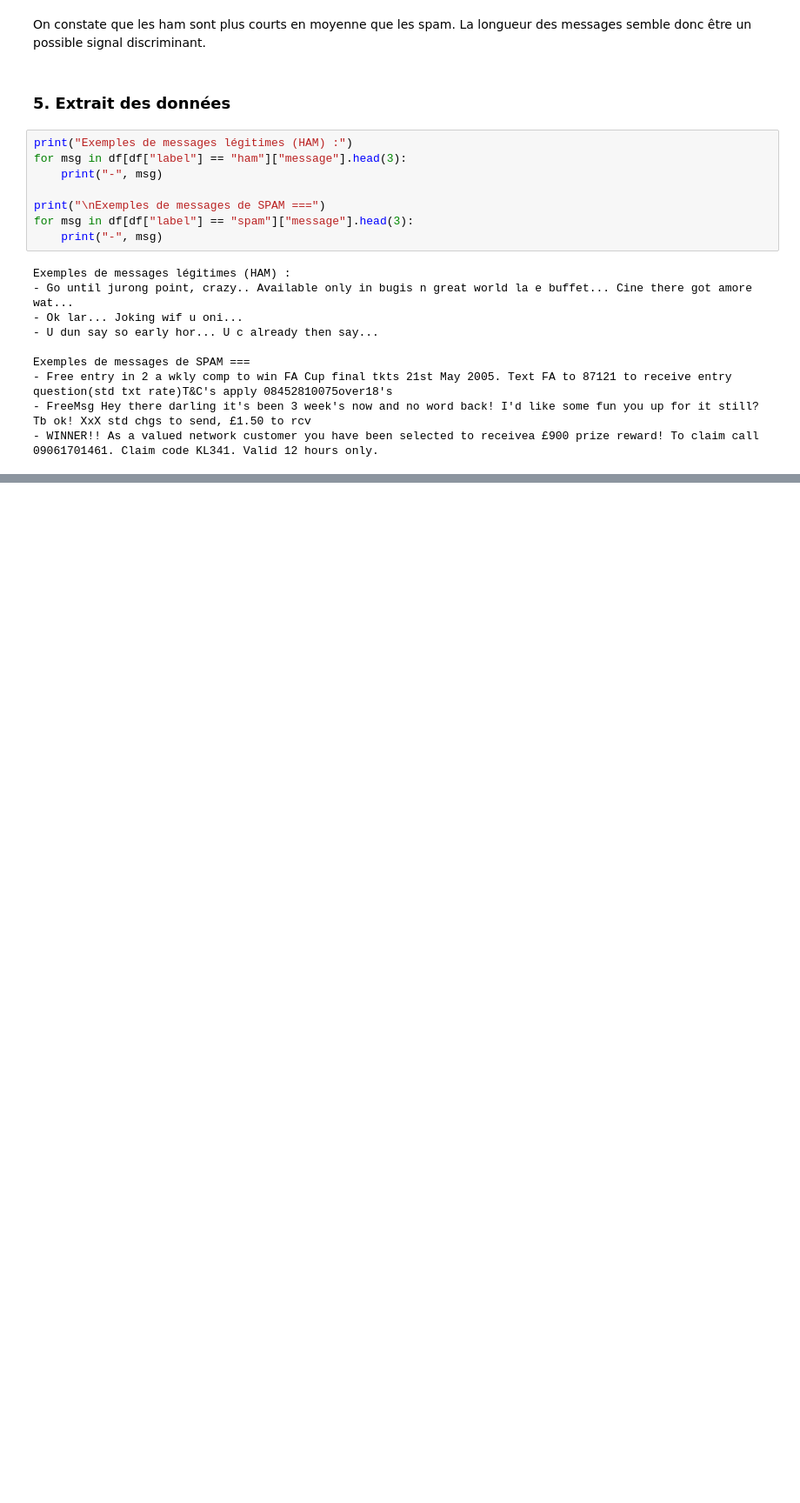
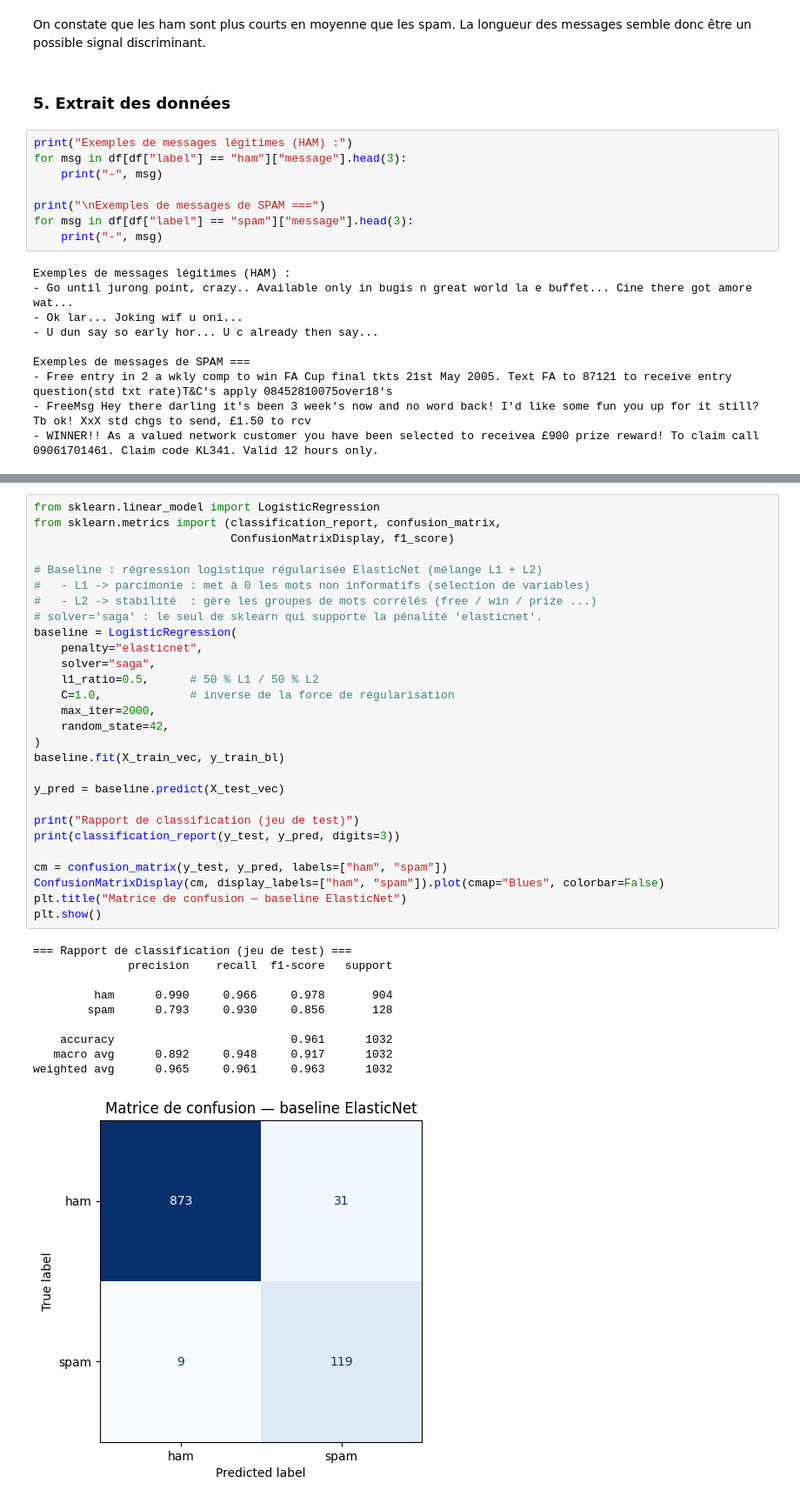
Before and after one commit to AmauryTISSOT/Cours_deep_learning_M2, a Jupyter notebook: notebooks/01-at-sms-spam.ipynb, the cells around one changed output, grey strips where cells are left out. Shown at 87% size. Drawn from its saved outputs; the diff is of its cells as text; blank space fills up the shorter version.

Commit message:
Add ML baseline: TF-IDF vectorization and ElasticNet logistic regression

```diff
--- a/notebooks/01-at-sms-spam.ipynb
+++ b/notebooks/01-at-sms-spam.ipynb
@@ -386,0 +485,39 @@ print("\nLe jeu de test reste intact :", len(X_test), "messages.")
+# %%
+from sklearn.linear_model import LogisticRegression
+from sklearn.metrics import (classification_report, confusion_matrix,
+                             ConfusionMatrixDisplay, f1_score)
+
+# Baseline : régression logistique régularisée ElasticNet (mélange L1 + L2)
+#   - L1 -> parcimonie : met à 0 les mots non informatifs (sélection de variables)
+#   - L2 -> stabilité  : gère les groupes de mots corrélés (free / win / prize ...)
+# solver='saga' : le seul de sklearn qui supporte la pénalité 'elasticnet'.
+baseline = LogisticRegression(
+    penalty="elasticnet",
+    solver="saga",
+    l1_ratio=0.5,      # 50 % L1 / 50 % L2
+    C=1.0,             # inverse de la force de régularisation
+    max_iter=2000,
+    random_state=42,
+)
+baseline.fit(X_train_vec, y_train_bl)
+
+y_pred = baseline.predict(X_test_vec)
+
+print("Rapport de classification (jeu de test)")
+print(classification_report(y_test, y_pred, digits=3))
+
+cm = confusion_matrix(y_test, y_pred, labels=["ham", "spam"])
+ConfusionMatrixDisplay(cm, display_labels=["ham", "spam"]).plot(cmap="Blues", colorbar=False)
+plt.title("Matrice de confusion — baseline ElasticNet")
+plt.show()
+# %% [output]
+=== Rapport de classification (jeu de test) ===
+              precision    recall  f1-score   support
+
+         ham      0.990     0.966     0.978       904
+        spam      0.793     0.930     0.856       128
+
+    accuracy                          0.961      1032
+   macro avg      0.892     0.948     0.917      1032
+weighted avg      0.965     0.961     0.963      1032
+[figure, added]
```
Also changed, not shown: parts of 27 cells of this notebook.
